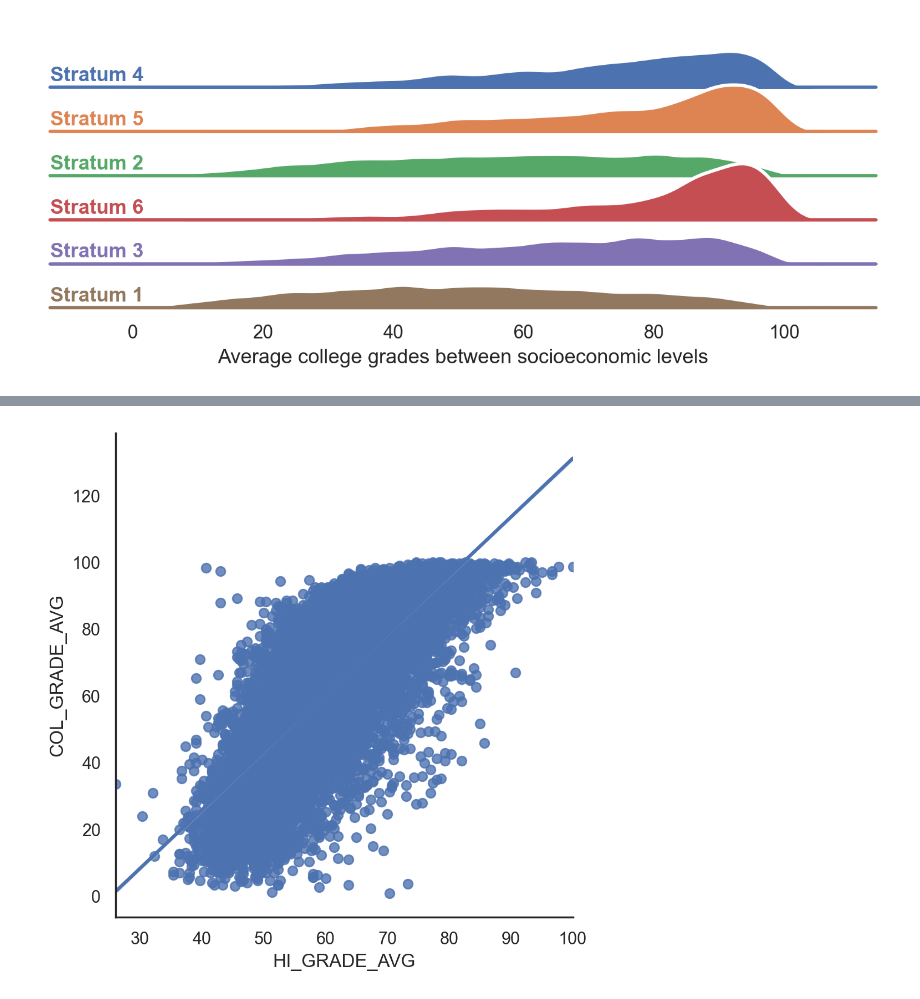
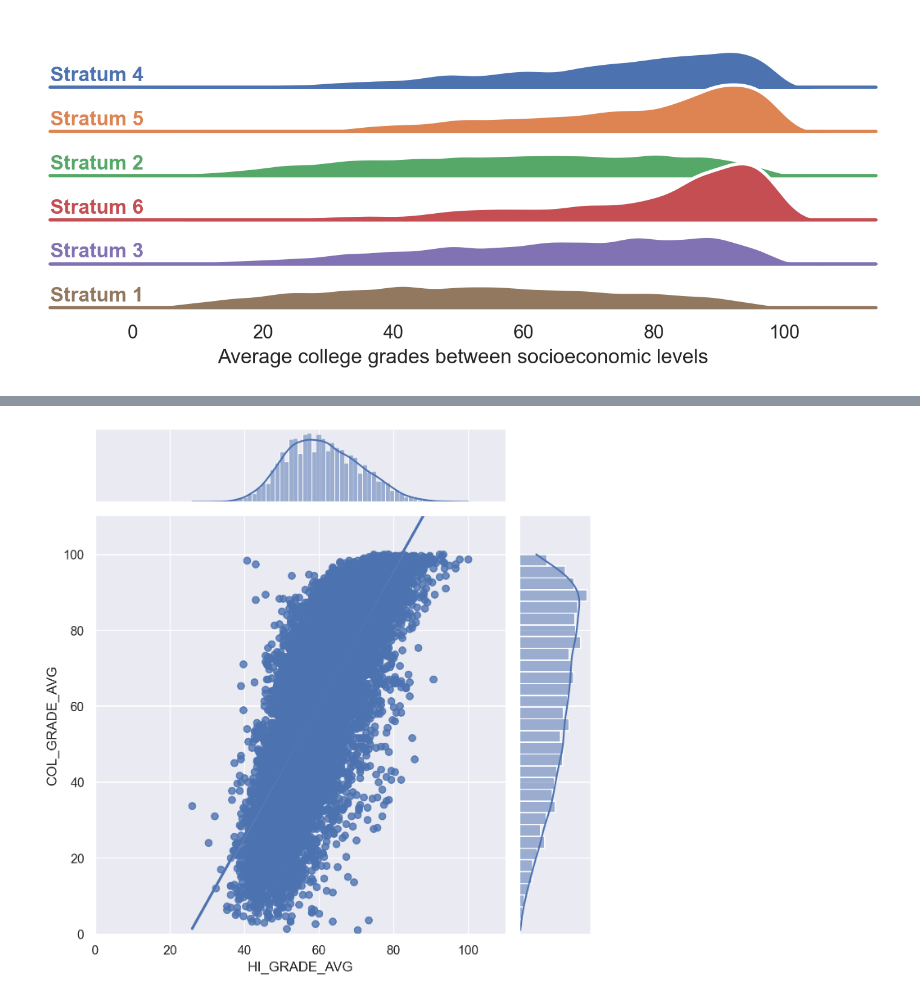
Before and after one commit to s183910/Bachelor_Gabi_Kat, a Jupyter notebook: Code/Basic_dists/Plots_4_rep.ipynb, the cells around one changed output, grey strips where cells are left out. Cells and saved outputs as stored; diff of their text form; code cells hidden in the pictures.

```diff
--- a/Code/Basic_dists/Plots_4_rep.ipynb
+++ b/Code/Basic_dists/Plots_4_rep.ipynb
@@ -516,5 +537,11 @@ KeyError: "None of [Float64Index([               1.0, 1.3333333333333333, 2.6666
-# %%
-
-sns.lmplot(x='HI_GRADE_AVG', y='COL_GRADE_AVG', data=df);
-# %% [output]
-[figure, removed]
+# %%
+sns.set_theme(style="darkgrid")
+
+x = df.HI_GRADE_AVG
+y=df.COL_GRADE_AVG
+g = sns.jointplot(x=x, y=y, data=df,
+                  kind="reg", truncate=True,
+                  xlim=(0, 110), ylim=(0, 110),
+                  height=7)
+# %% [output]
+[figure, added]
```
Also changed, not shown: parts of 8 cells of this notebook, 1 other file.
